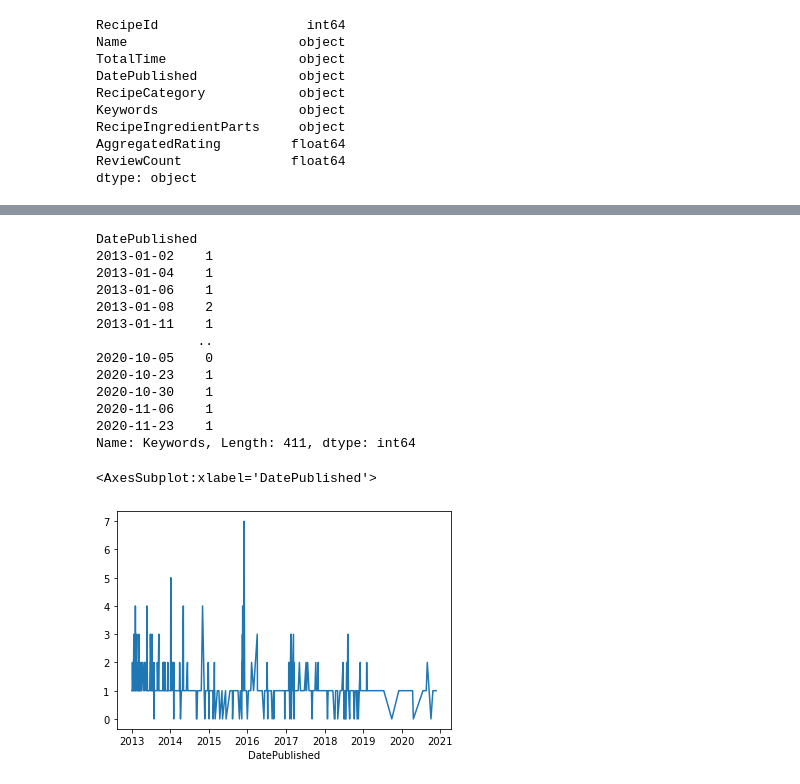
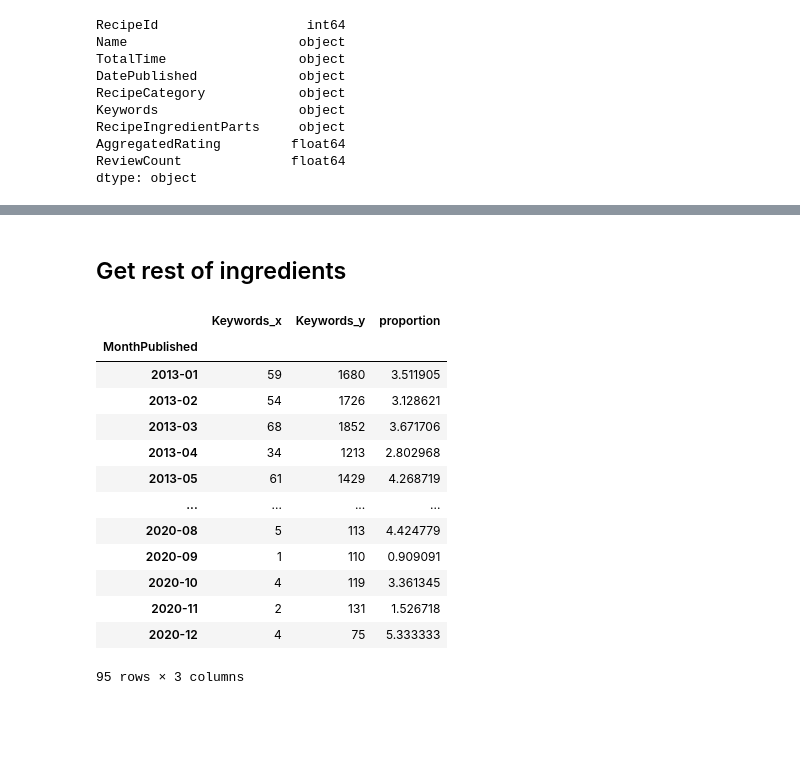
Before and after one commit to JenniferM-BShulyak/recipes, a Jupyter notebook: recipes_analysis.ipynb, the cells around one changed output, grey strips where cells are left out. Saved outputs shown, nothing was run; the diff lists cells and outputs as text; code cells hidden in the pictures; blank space fills up the shorter version.

```diff
--- a/recipes_analysis.ipynb
+++ b/recipes_analysis.ipynb
@@ -219,22 +223,2 @@ ingredients_df.head()
-# %%
-cauliflower_counts = cauliflower.groupby("DatePublished")["Keywords"].count()
-cauliflower_counts
-# %% [output]
-DatePublished
-2013-01-02    1
-2013-01-04    1
-2013-01-06    1
-2013-01-08    2
-2013-01-11    1
-             ..
-2020-10-05    0
-2020-10-23    1
-2020-10-30    1
-2020-11-06    1
-2020-11-23    1
-Name: Keywords, Length: 411, dtype: int64
-# %%
-cauliflower_counts.plot()
-# %% [output]
-<AxesSubplot:xlabel='DatePublished'>
-[figure, removed]
+# %% [markdown]
+## Get rest of ingredients
@@ -240,0 +236,17 @@ cauliflower_counts.plot()
+# %%
+coconut_percent
+# %% [output]
+|  | Keywords_x | Keywords_y | proportion |
+| MonthPublished |  |  |  |
+| 2013-01 | 59 | 1680 | 3.511905 |
+| 2013-02 | 54 | 1726 | 3.128621 |
+| 2013-03 | 68 | 1852 | 3.671706 |
+| 2013-04 | 34 | 1213 | 2.802968 |
+| 2013-05 | 61 | 1429 | 4.268719 |
+| ... | ... | ... | ... |
+| 2020-08 | 5 | 113 | 4.424779 |
+| 2020-09 | 1 | 110 | 0.909091 |
+| 2020-10 | 4 | 119 | 3.361345 |
+| 2020-11 | 2 | 131 | 1.526718 |
+| 2020-12 | 4 | 75 | 5.333333 |
+95 rows × 3 columns
```
Also changed, not shown: parts of 12 cells of this notebook.
